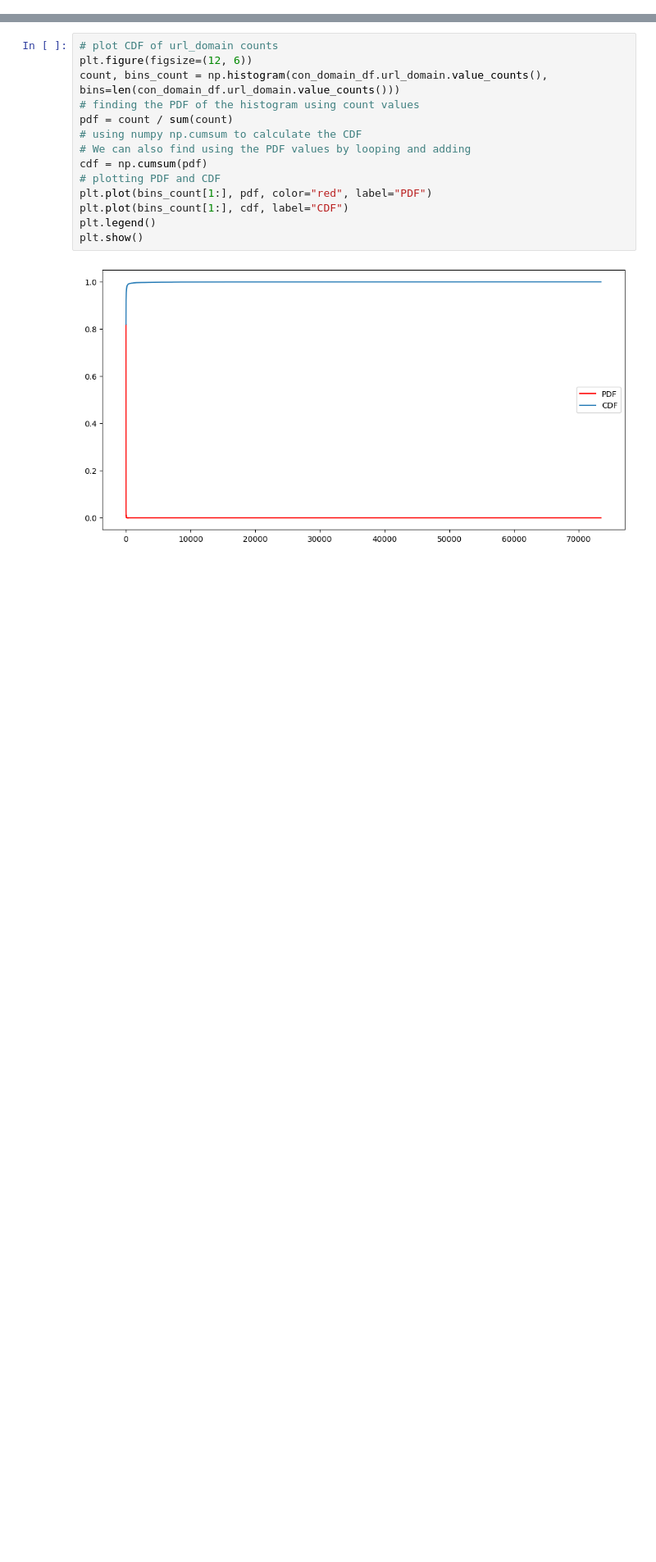
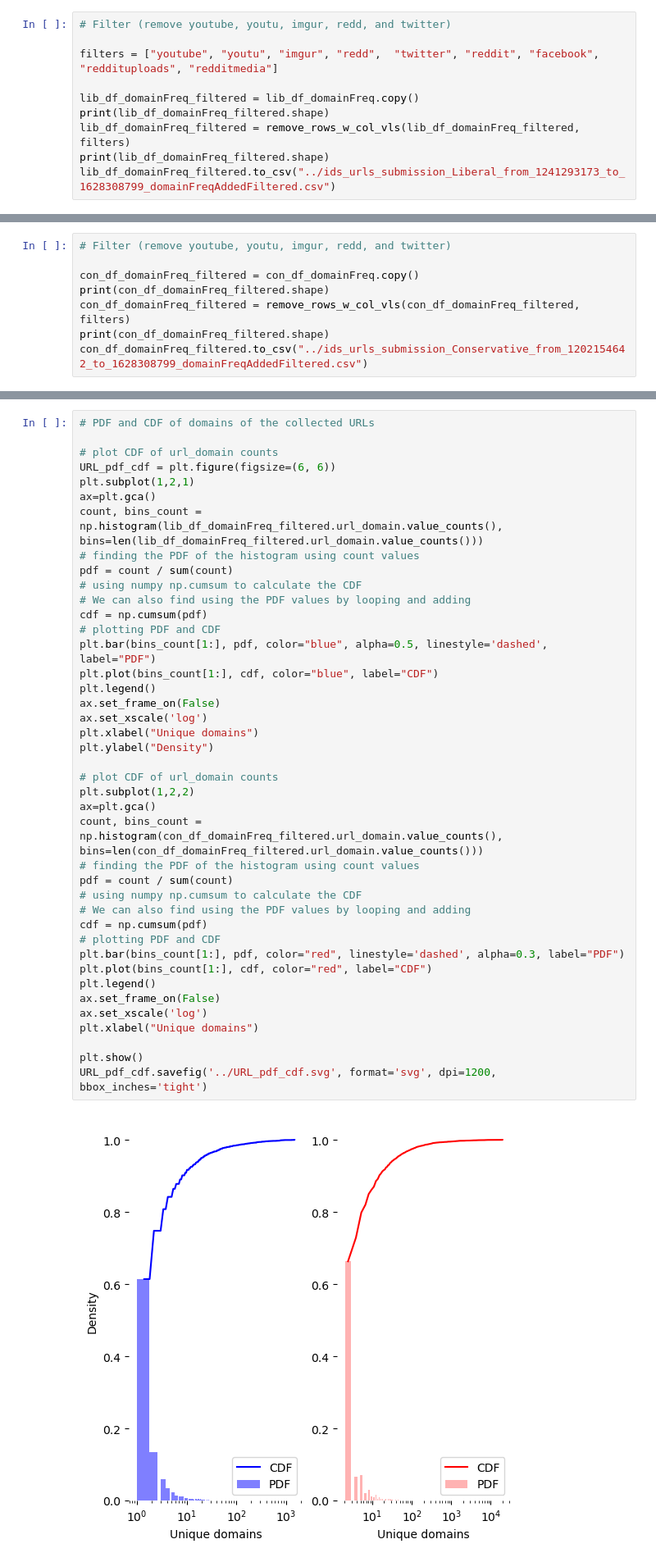
Before and after one commit to ADCLab/RedditIdeologyDB, a Jupyter notebook: Exploratory Data Analysis.ipynb, the cells around one changed output, grey strips where cells are left out. Shown at 82% size. Drawn from its saved outputs; the diff is of its cells as text; blank space fills up the shorter version.

```diff
--- a/Exploratory Data Analysis.ipynb
+++ b/Exploratory Data Analysis.ipynb
@@ -213,0 +202,10 @@ plt.show()
+# %%
+# Filter (remove youtube, youtu, imgur, redd, and twitter)
+
+filters = ["youtube", "youtu", "imgur", "redd",  "twitter", "reddit", "facebook", "reddituploads", "redditmedia"]
+
+lib_df_domainFreq_filtered = lib_df_domainFreq.copy()
+print(lib_df_domainFreq_filtered.shape)
+lib_df_domainFreq_filtered = remove_rows_w_col_vls(lib_df_domainFreq_filtered, filters)
+print(lib_df_domainFreq_filtered.shape)
+lib_df_domainFreq_filtered.to_csv("../ids_urls_submission_Liberal_from_1241293173_to_1628308799_domainFreqAddedFiltered.csv")
@@ -253,3 +253,11 @@ con_df_domainFreq.url_domain.value_counts()[:80].plot(kind='barh')
 plt.show()
 # %% [output]
 [figure]
+# %%
+# Filter (remove youtube, youtu, imgur, redd, and twitter)
+
+con_df_domainFreq_filtered = con_df_domainFreq.copy()
+print(con_df_domainFreq_filtered.shape)
+con_df_domainFreq_filtered = remove_rows_w_col_vls(con_df_domainFreq_filtered, filters)
+print(con_df_domainFreq_filtered.shape)
+con_df_domainFreq_filtered.to_csv("../ids_urls_submission_Conservative_from_1202154642_to_1628308799_domainFreqAddedFiltered.csv")
@@ -256,16 +292,43 @@ plt.show()
 # %%
+# PDF and CDF of domains of the collected URLs
+
 # plot CDF of url_domain counts
-plt.figure(figsize=(12, 6))
-count, bins_count = np.histogram(con_domain_df.url_domain.value_counts(), bins=len(con_domain_df.url_domain.value_counts()))
+URL_pdf_cdf = plt.figure(figsize=(6, 6))
+plt.subplot(1,2,1)
+ax=plt.gca()
+count, bins_count = np.histogram(lib_df_domainFreq_filtered.url_domain.value_counts(), bins=len(lib_df_domainFreq_filtered.url_domain.value_counts()))
 # finding the PDF of the histogram using count values
 pdf = count / sum(count)
 # using numpy np.cumsum to calculate the CDF
 # We can also find using the PDF values by looping and adding
 cdf = np.cumsum(pdf)
 # plotting PDF and CDF
-plt.plot(bins_count[1:], pdf, color="red", label="PDF")
-plt.plot(bins_count[1:], cdf, label="CDF")
+plt.bar(bins_count[1:], pdf, color="blue", alpha=0.5, linestyle='dashed', label="PDF")
+plt.plot(bins_count[1:], cdf, color="blue", label="CDF")
 plt.legend()
+ax.set_frame_on(False)
+ax.set_xscale('log')
+plt.xlabel("Unique domains")
+plt.ylabel("Density")
+
+# plot CDF of url_domain counts
+plt.subplot(1,2,2)
+ax=plt.gca()
+count, bins_count = np.histogram(con_df_domainFreq_filtered.url_domain.value_counts(), bins=len(con_df_domainFreq_filtered.url_domain.value_counts()))
+# finding the PDF of the histogram using count values
+pdf = count / sum(count)
+# using numpy np.cumsum to calculate the CDF
+# We can also find using the PDF values by looping and adding
+cdf = np.cumsum(pdf)
+# plotting PDF and CDF
+plt.bar(bins_count[1:], pdf, color="red", linestyle='dashed', alpha=0.3, label="PDF")
+plt.plot(bins_count[1:], cdf, color="red", label="CDF")
+plt.legend()
+ax.set_frame_on(False)
+ax.set_xscale('log')
+plt.xlabel("Unique domains")
+
 plt.show()
+URL_pdf_cdf.savefig('../URL_pdf_cdf.svg', format='svg', dpi=1200, bbox_inches='tight')
 # %% [output]
-[figure, old version]
+[figure, new version]
```
Also changed, not shown: parts of 9 cells of this notebook.
